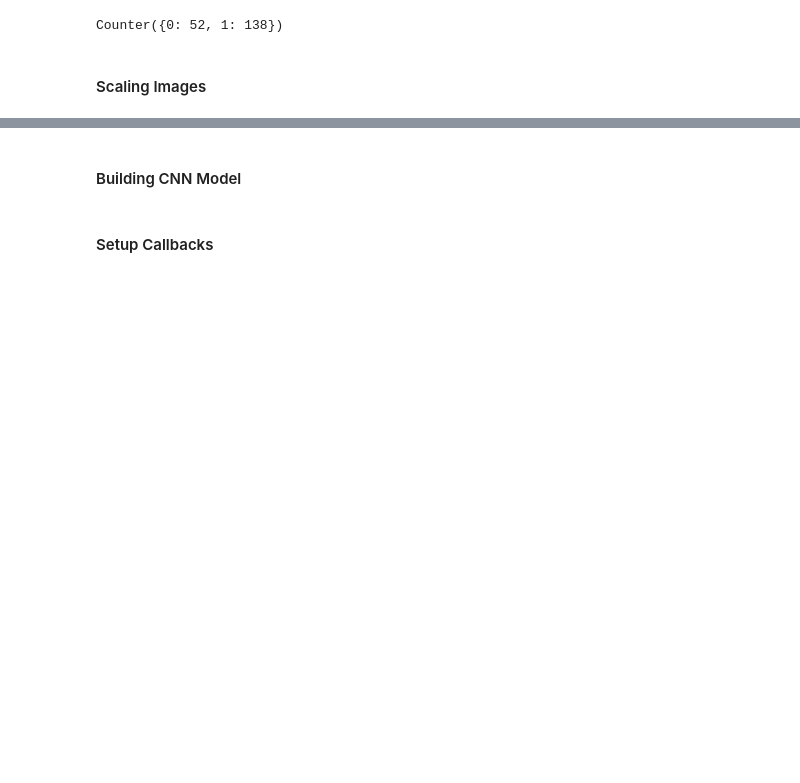
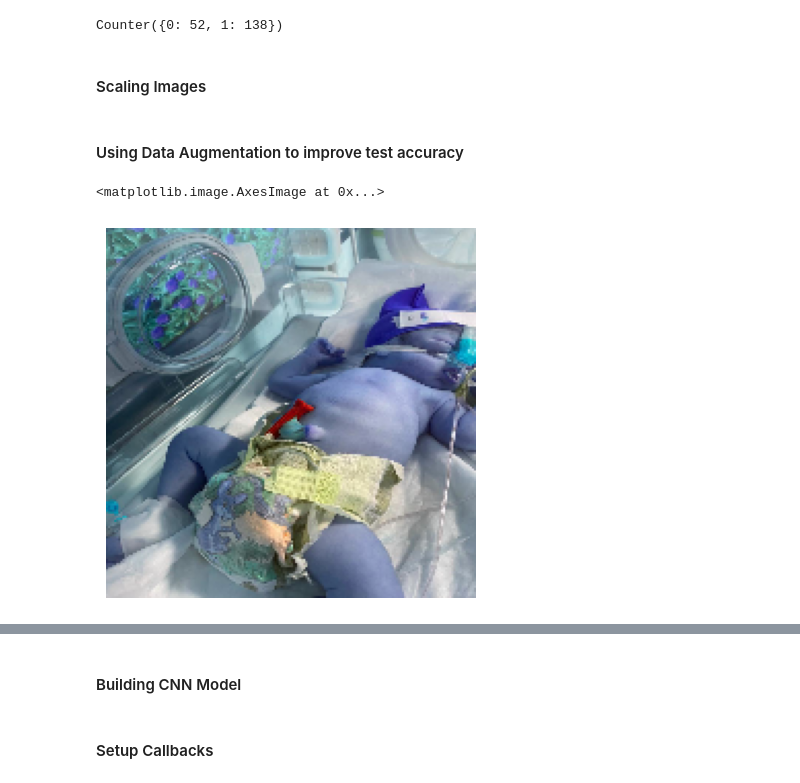
Before and after one commit to ojaswichopra/IOP2k24, a Jupyter notebook: Backend/Janudice Prediction.ipynb, the cells around one changed output, grey strips where cells are left out. Drawn from its saved outputs; the diff is of its cells as text; code cells hidden in the pictures; blank space fills up the shorter version.

Commit message:
Jaundice Prediction Using CNN

```diff
--- a/Backend/Janudice Prediction.ipynb
+++ b/Backend/Janudice Prediction.ipynb
@@ -78,7 +78,7 @@ X, y = [], []
 for target, images in images_dict.items():
     for image in images:
         img = cv2.imread(str(image))
-        resized_img = cv2.resize(img,(1000,1000))
+        resized_img = cv2.resize(img,(180,180))
         X.append(resized_img)
         y.append(labels_dict[target])
 # %%
@@ -125,3 +125,5 @@ Counter({0: 52, 1: 138})
 X_train_scaled = X_train / 255
 X_test_scaled = X_test / 255
 X_val_scaled = X_val / 255
+# %% [markdown]
+#### Using Data Augmentation to improve test accuracy
@@ -127,0 +146,6 @@ X_val_scaled = X_val / 255
+# %%
+plt.axis('off')
+plt.imshow(X[1])
+# %% [output]
+<matplotlib.image.AxesImage at 0x...>
+[figure, added]
```
Also changed, not shown: parts of 13 cells of this notebook, 1 other file.
